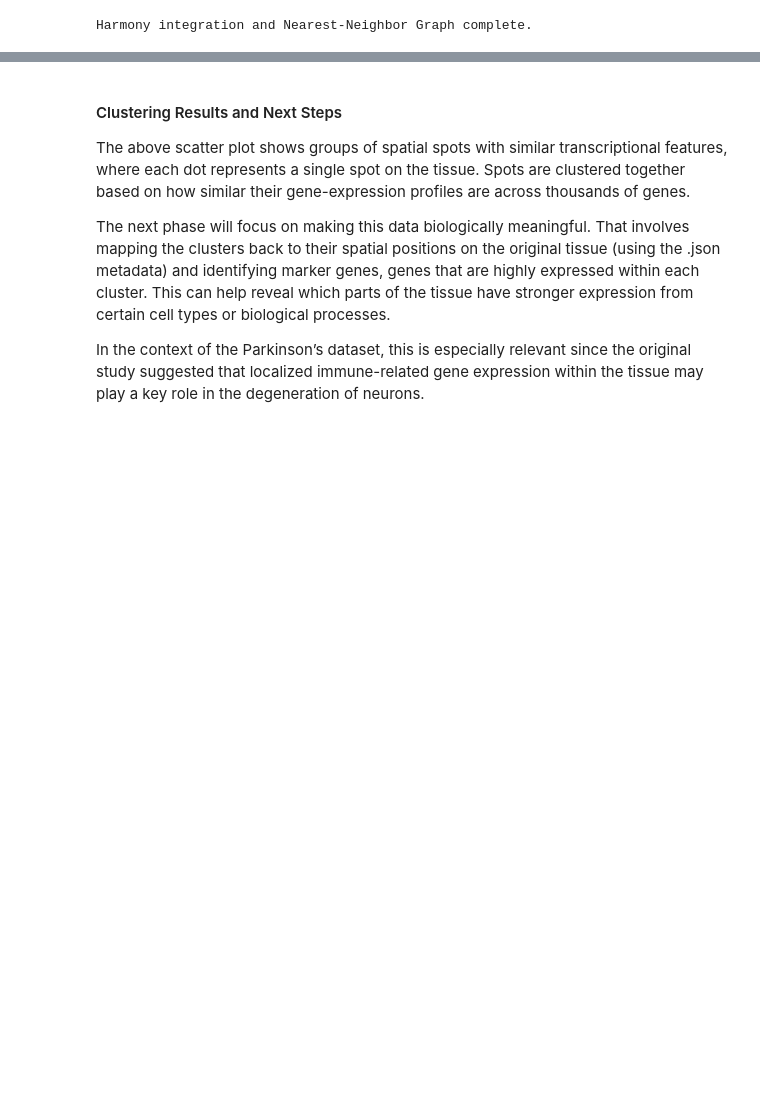
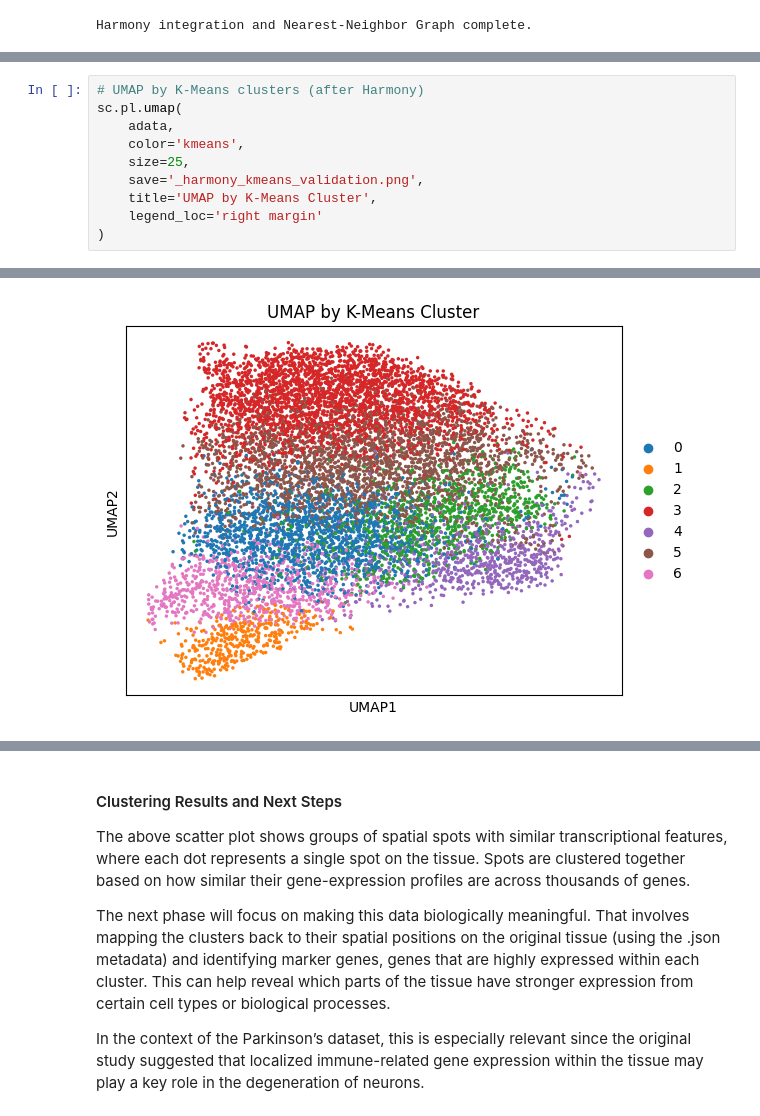
Before and after one commit to josephletobar/parkinsons-spatial-transcriptomics, a Jupyter notebook: parkinsons_analysis.ipynb, the cells around one changed output, grey strips where cells are left out. Saved outputs shown, nothing was run; the diff lists cells and outputs as text; blank space fills up the shorter version.

```diff
--- a/parkinsons_analysis.ipynb
+++ b/parkinsons_analysis.ipynb
@@ -175,0 +202,11 @@ WARNING: saving figure to file figures/umap_kmeans_harmony_validation.png
+# %%
+# UMAP by K-Means clusters (after Harmony)
+sc.pl.umap(
+    adata,
+    color='kmeans',
+    size=25,
+    save='_harmony_kmeans_validation.png',
+    title='UMAP by K-Means Cluster',
+    legend_loc='right margin'
+)
+# %% [output]
@@ -175,0 +214 @@ WARNING: saving figure to file figures/umap_kmeans_harmony_validation.png
+[figure, added]
```
Also changed, not shown: parts of 6 cells of this notebook, 14 other files.
